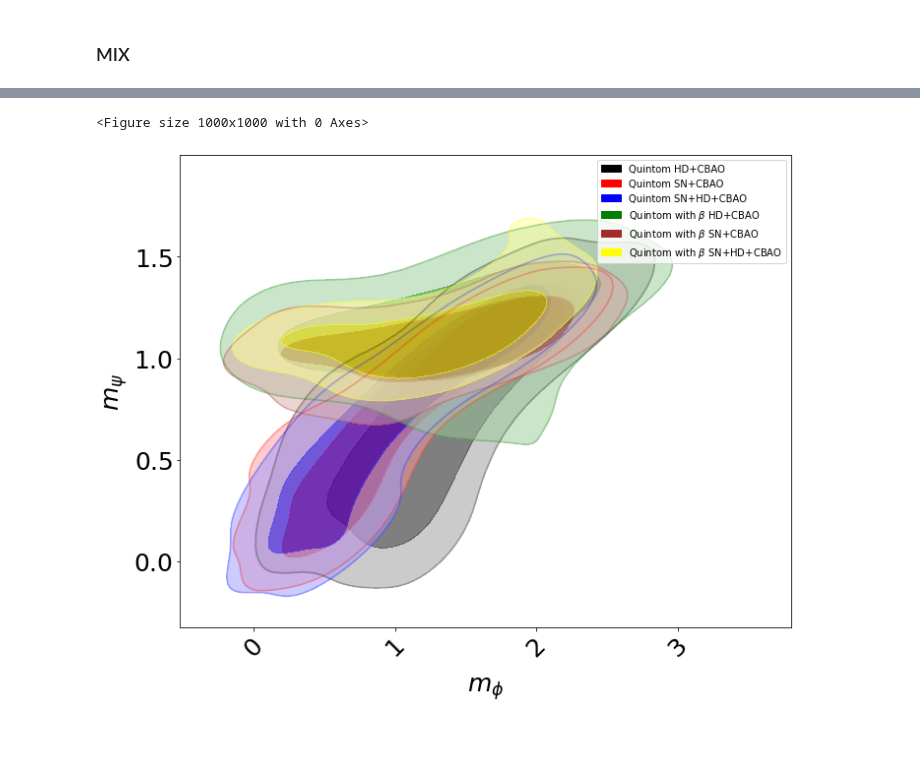
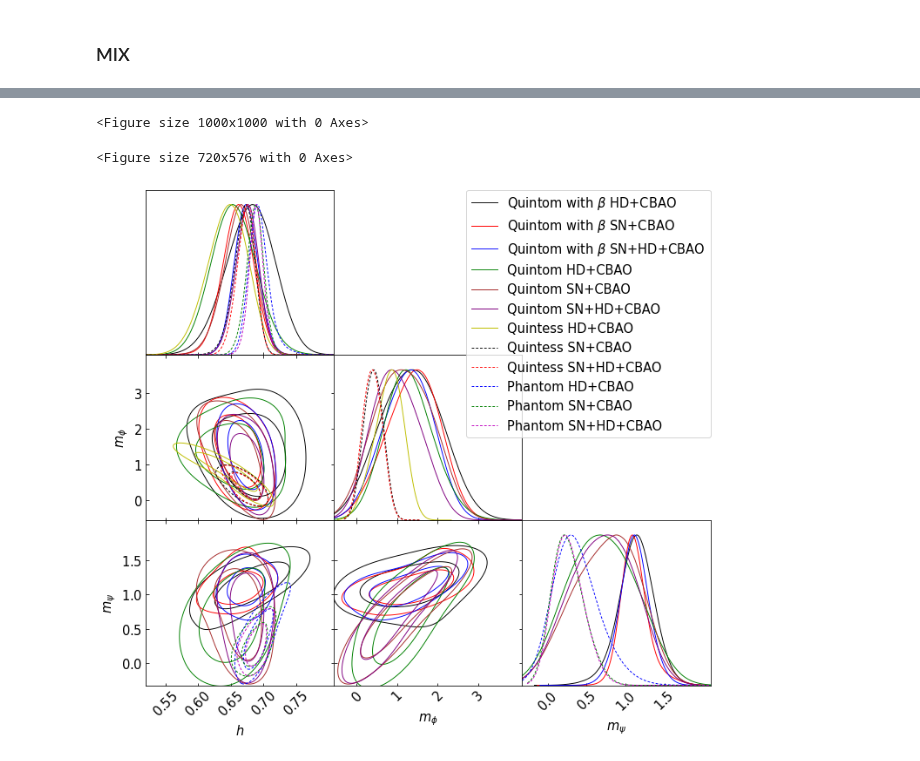
Before and after one commit to igomezv/simplemc_tests, a Jupyter notebook: getdist_Quintom.ipynb, the cells around one changed output, grey strips where cells are left out. Drawn from its saved outputs; the diff is of its cells as text; code cells hidden in the pictures.

```diff
--- a/getdist_Quintom.ipynb
+++ b/getdist_Quintom.ipynb
@@ -152,34 +197,45 @@ plt.savefig('TriangleQuintomAll.png', dpi=80)
-# %%
-plt.figure(figsize=(10, 10), dpi=100)
-
-gg= plots.getSinglePlotter(chain_dir = dir_name, width_inch= 10,
-                          ratio = 0.8,
-                          analysis_settings={'smooth_scale_2D': 0.5,
-                                             'smooth_scale_1D': 0.5,
-                                             'ignore_rows': 0.1})
-
-gg.settings.lab_fontsize = 25
-gg.settings.x_label_rotation= 45
-gg.settings.legend_fontsize = 10
-gg.settings.axes_fontsize = 25
-
-# plt.figure(figsize=(10,8))
-gg.plot_2d(roots_mix, 'mquin', 'mphan', colors=['black', 'red','blue', 'green', 'brown', 'yellow'],
-          filled=True, alphas = [0.5, 0.5, 0.5, 0.5, 0.5, 0.5],
-          legend_loc='upper right')
-
-gg.add_legend(['Quintom HD+CBAO', 'Quintom SN+CBAO', 'Quintom SN+HD+CBAO',
-                               'Quintom with $\\beta$ HD+CBAO',
-                               'Quintom with $\\beta$ SN+CBAO', 'Quintom with $\\beta$ SN+HD+CBAO'])
-
-# gg.add_x_marker(-1, color='green', lw=3.0)
-# gg.add_y_marker(0, color='green', lw=3.0)
-# plt.ylim(-3.1,3.1)
-# plt.xlim(-2.5,0.5)
-# plt.text(-2.2, -2.7, 'Datasets: CC', fontsize=25)
-# plt.text(-2.2, -2.2, 'CPL', fontsize=25)
-
-plt.savefig('phivspsi_Quintom.png', dpi=80)
-# %% [output]
-<Figure size 1000x1000 with 0 Axes>
-[figure, removed]
+# %%
+plt.figure(figsize=(10, 10), dpi=100)
+
+gg= plots.getSinglePlotter(chain_dir = dir_name, width_inch= 10,
+                          ratio = 0.8,
+                          analysis_settings={'smooth_scale_2D': 0.5,
+                                             'smooth_scale_1D': 0.5,
+                                             'ignore_rows': 0.1})
+
+
+#g.settings.axes_fontsize = 5
+gg.settings.lab_fontsize = 15
+gg.settings.x_label_rotation= 45
+#g.settings.alpha_filled_add = 0.9
+gg.settings.legend_fontsize = 15
+gg.settings.axes_fontsize = 15
+# g.settings.lw1 = 0.5
+
+#g.settings.axes_fontsize = 5
+g.settings.lab_fontsize = 15
+g.settings.x_label_rotation= 45
+#g.settings.alpha_filled_add = 0.9
+g.settings.legend_fontsize = 15
+g.settings.axes_fontsize = 15
+# g.settings.lw1 = 0.5
+
+# g.triangle_plot(roots_all, ['Om', 'Obh2', 'h', 'mquin', 'mphan'],
+g.triangle_plot(roots_mix, ['h', 'mquin', 'mphan'],
+                diag1d_kwargs={'colors':['black', 'red','blue', 'green', 'brown', 'purple'],
+                               'alphas':[1.0,1.0,1.0,1.0, 1.0, 1.0]},
+                colors=['black', 'red','blue', 'green', 'brown', 'purple'],
+#                 alphas = [1.0, 0.7, 0.5],
+                legend_labels=['Quintom with $\\beta$ HD+CBAO', 'Quintom with $\\beta$ SN+CBAO',
+                               'Quintom with $\\beta$ SN+HD+CBAO', 'Quintom HD+CBAO',
+                               'Quintom SN+CBAO', 'Quintom SN+HD+CBAO', 'Quintess HD+CBAO',
+                               'Quintess SN+CBAO', 'Quintess SN+HD+CBAO', 'Phantom HD+CBAO',
+                               'Phantom SN+CBAO', 'Phantom SN+HD+CBAO',
+                              ],
+                legend_loc='upper right',
+                filled = False,
+                normalized=False, shaded=False)
+# %% [output]
+<Figure size 1000x1000 with 0 Axes>
+<Figure size 720x576 with 0 Axes>
+[figure, added]
```
Also changed, not shown: parts of 4 cells of this notebook.
